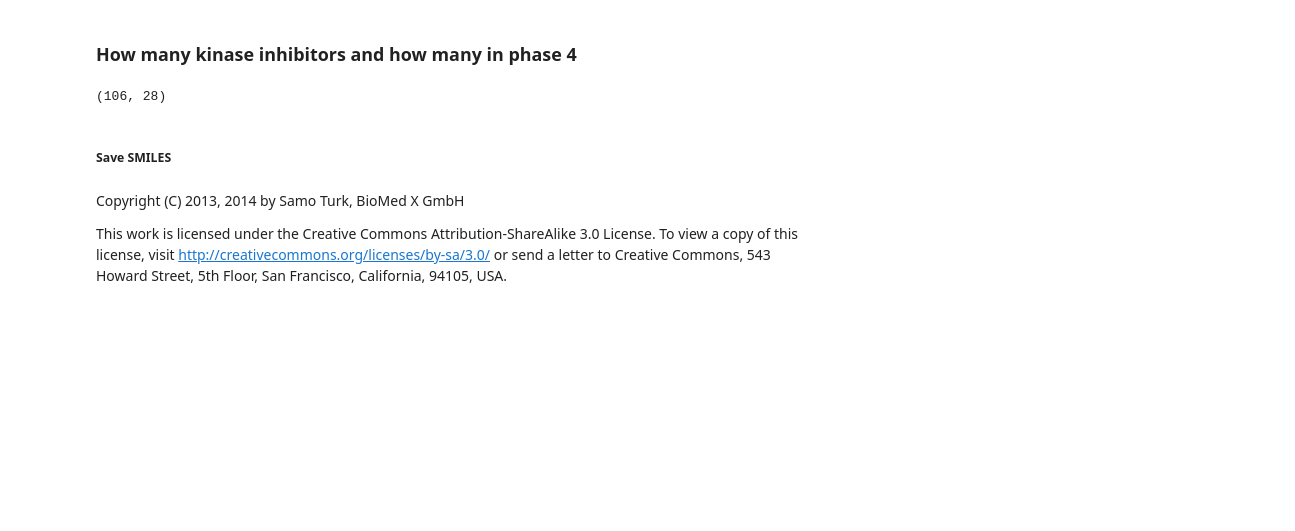
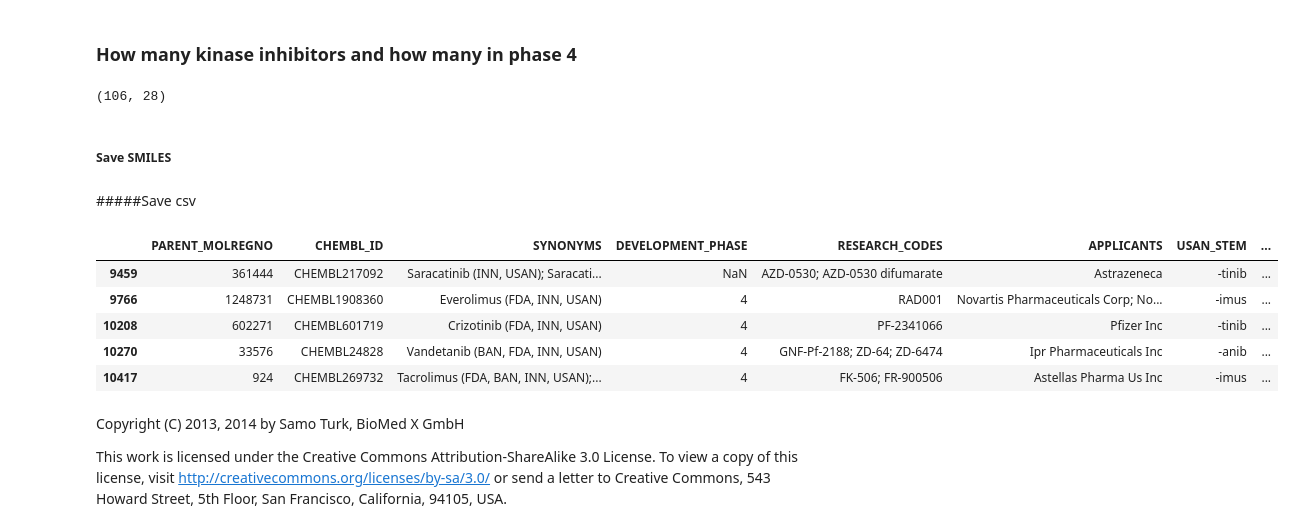
Before and after one commit to inambioinfo/snippets, a Jupyter notebook: IPython/Kinase inhibitors - approved or in clinical trials.ipynb, the cells around one changed output. Drawn from its saved outputs; the diff is of its cells as text; code cells hidden in the pictures; blank space fills up the shorter version.

```diff
--- a/IPython/Kinase inhibitors - approved or in clinical trials.ipynb
+++ b/IPython/Kinase inhibitors - approved or in clinical trials.ipynb
@@ -118,3 +118,5 @@ len(nibs), len(nibs[nibs['DEVELOPMENT_PHASE'] == 4])
 PandasTools.SaveSMILESFromFrame(nibs, 'kin_inh.smi', NamesCol='INN_NAME')
 # %%
 PandasTools.SaveSMILESFromFrame(nibs[nibs['DEVELOPMENT_PHASE'] == 4], 'kin_inh_approved.smi', NamesCol='INN_NAME')
+# %% [markdown]
+#####Save csv
@@ -121,3 +125,12 @@ PandasTools.SaveSMILESFromFrame(nibs[nibs['DEVELOPMENT_PHASE'] == 4], 'kin_inh_a
+# %%
+nibs.drop(['ROMol'], axis=1).tail(5)
+# %% [output]
+|  | PARENT_MOLREGNO | CHEMBL_ID | SYNONYMS | DEVELOPMENT_PHASE | RESEARCH_CODES | APPLICANTS | USAN_STEM | ... |
+| 9459 | 361444 | CHEMBL217092 | Saracatinib (INN, USAN); Saracati... | NaN | AZD-0530; AZD-0530 difumarate | Astrazeneca | -tinib | ... |
+| 9766 | 1248731 | CHEMBL1908360 | Everolimus (FDA, INN, USAN) | 4 | RAD001 | Novartis Pharmaceuticals Corp; No... | -imus | ... |
+| 10208 | 602271 | CHEMBL601719 | Crizotinib (FDA, INN, USAN) | 4 | PF-2341066 | Pfizer Inc | -tinib | ... |
+| 10270 | 33576 | CHEMBL24828 | Vandetanib (BAN, FDA, INN, USAN) | 4 | GNF-Pf-2188; ZD-64; ZD-6474 | Ipr Pharmaceuticals Inc | -anib | ... |
+| 10417 | 924 | CHEMBL269732 | Tacrolimus (FDA, BAN, INN, USAN);... | 4 | FK-506; FR-900506 | Astellas Pharma Us Inc | -imus | ... |
 # %% [markdown]
 
 
```
Also changed, not shown: parts of 1 cell of this notebook, 1 other file.
